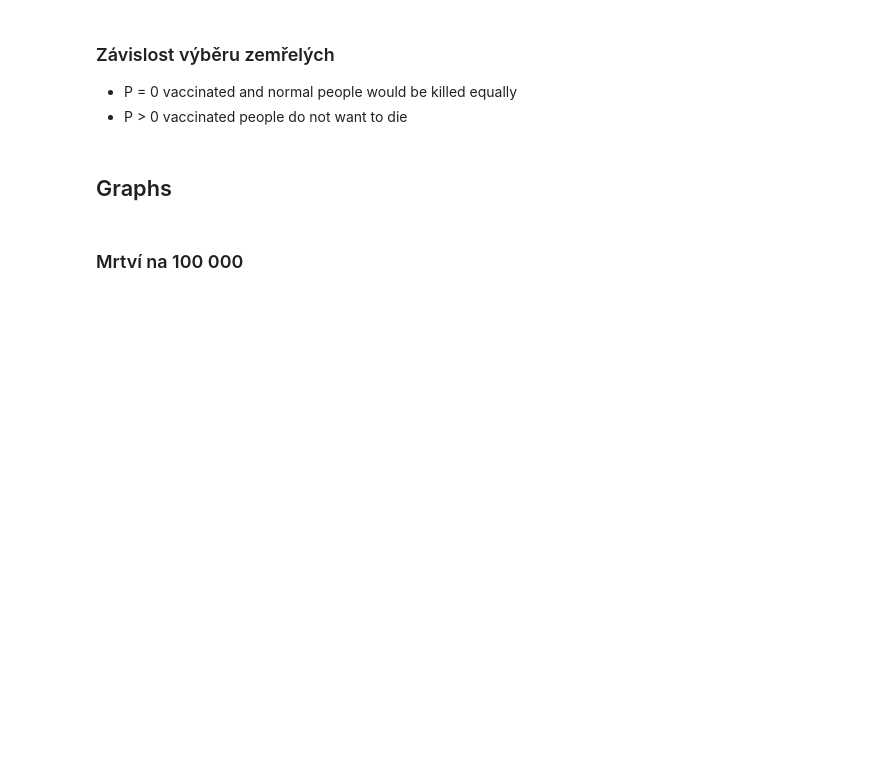
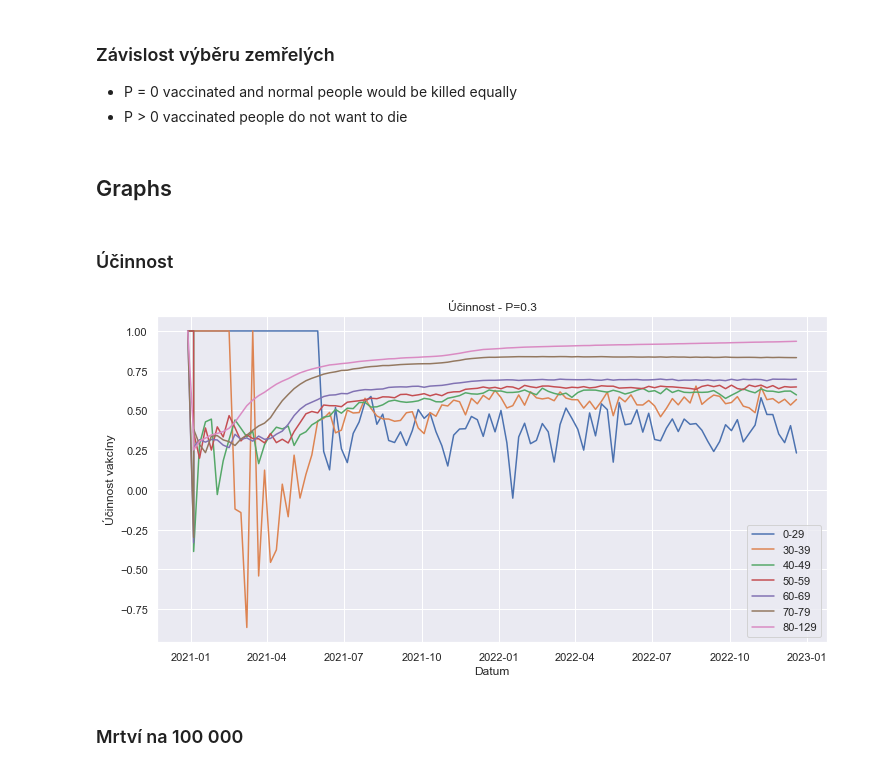
Before and after one commit to PalackyUniversity/nobel-model, a Jupyter notebook: main.ipynb, the cells around one changed output. Saved outputs shown, nothing was run; the diff lists cells and outputs as text; code cells hidden in the pictures; blank space fills up the shorter version.

Commit message:
feat: efficacy

```diff
--- a/main.ipynb
+++ b/main.ipynb
@@ -211,6 +211,21 @@ for row_death in tqdm(df_deaths.itertuples(), total=len(df_deaths)):
     y_death_vaccinated_alive.setdefault(row_death.vek, []).append(alive_count)
 # %% [markdown]
 ## Graphs
+# %% [markdown]
+### Účinnost
+# %%
+plt.figure(figsize=(12, 6))
+for (age1, values1), (age2, values2) in zip(y_death_vaccinated.items(), y_death_normal.items()):
+    assert age1 == age2, "Age groups do not match"
+    plt.plot(x, 1 - np.array(values1) / np.array(values2), label=age1)
+
+plt.ylabel("Účinnost vakcíny")
+plt.xlabel("Datum")
+plt.title(f"Účinnost - {P=}")
+plt.legend()
+plt.savefig(f"result/P_{P}_efficacy.png");
+# %% [output]
+[figure, added]
 # %% [markdown]
 ### Mrtví na 100 000
 # %%
```
Also changed, not shown: 2 other files.
